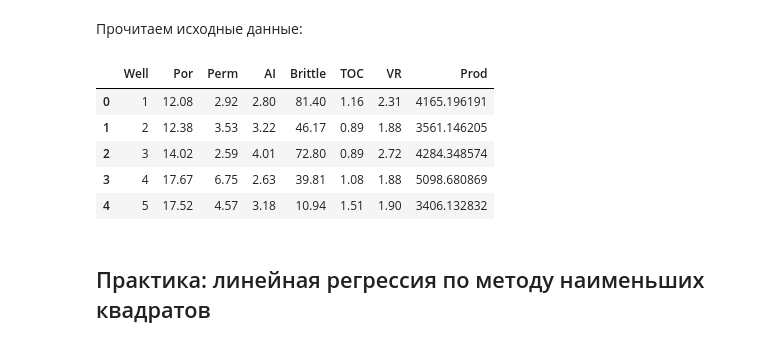
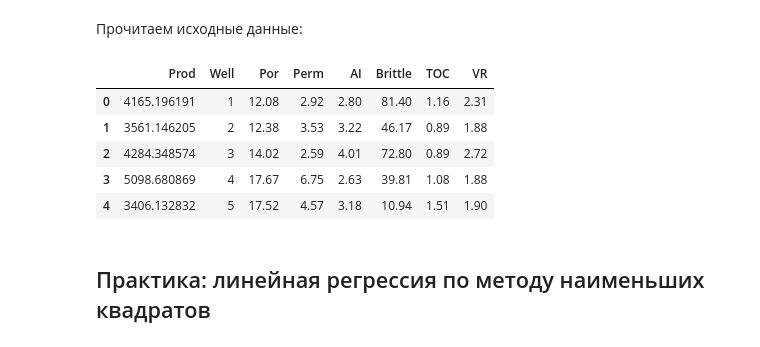
Before and after one commit to JarikDev/gatinskii_linal_hw_1, a Jupyter notebook: Gatinskii_I_A_MATH_ML_2.ipynb, the cells around one changed output. Drawn from its saved outputs; the diff is of its cells as text; code cells hidden in the pictures.

```diff
--- a/Gatinskii_I_A_MATH_ML_2.ipynb
+++ b/Gatinskii_I_A_MATH_ML_2.ipynb
@@ -33,20 +33,32 @@ import numpy as np # для работы с массивами
 import pandas as pd # для работы с DataFrame
 import seaborn as sns # библиотека для визуализации статистических данных
 import matplotlib.pyplot as plt # для построения графиков
+from sklearn.metrics import mean_absolute_percentage_error
+from sklearn.linear_model import LinearRegression
+
+desired_width = 420
+pd.set_option('display.width', desired_width)
+np.set_printoptions(linewidth=desired_width)
+pd.set_option('display.max_columns', 200)
 
 %matplotlib inline
 # %% [markdown]
 Прочитаем исходные данные:
 # %%
-data = pd.read_csv('data/unconv.csv')
+data = pd.read_csv(
+    "D:/prog/proj/python/mifi_ml/mifi_ml/python_for_data_analysis/data/unconv.csv",
+    sep=",",
+)
+data = data[["Prod", "Well", "Por", "Perm", "AI", "Brittle", "TOC", "VR"]]
+
 data.head()
 # %% [output]
-|  | Well | Por | Perm | AI | Brittle | TOC | VR | Prod |
-| 0 | 1 | 12.08 | 2.92 | 2.80 | 81.40 | 1.16 | 2.31 | 4165.196191 |
-| 1 | 2 | 12.38 | 3.53 | 3.22 | 46.17 | 0.89 | 1.88 | 3561.146205 |
-| 2 | 3 | 14.02 | 2.59 | 4.01 | 72.80 | 0.89 | 2.72 | 4284.348574 |
-| 3 | 4 | 17.67 | 6.75 | 2.63 | 39.81 | 1.08 | 1.88 | 5098.680869 |
-| 4 | 5 | 17.52 | 4.57 | 3.18 | 10.94 | 1.51 | 1.90 | 3406.132832 |
+|  | Prod | Well | Por | Perm | AI | Brittle | TOC | VR |
+| 0 | 4165.196191 | 1 | 12.08 | 2.92 | 2.80 | 81.40 | 1.16 | 2.31 |
+| 1 | 3561.146205 | 2 | 12.38 | 3.53 | 3.22 | 46.17 | 0.89 | 1.88 |
+| 2 | 4284.348574 | 3 | 14.02 | 2.59 | 4.01 | 72.80 | 0.89 | 2.72 |
+| 3 | 5098.680869 | 4 | 17.67 | 6.75 | 2.63 | 39.81 | 1.08 | 1.88 |
+| 4 | 3406.132832 | 5 | 17.52 | 4.57 | 3.18 | 10.94 | 1.51 | 1.90 |
 # %% [markdown]
 ## Практика: линейная регрессия по методу наименьших квадратов
 # %% [markdown]
```
Also changed, not shown: parts of 23 cells of this notebook.
